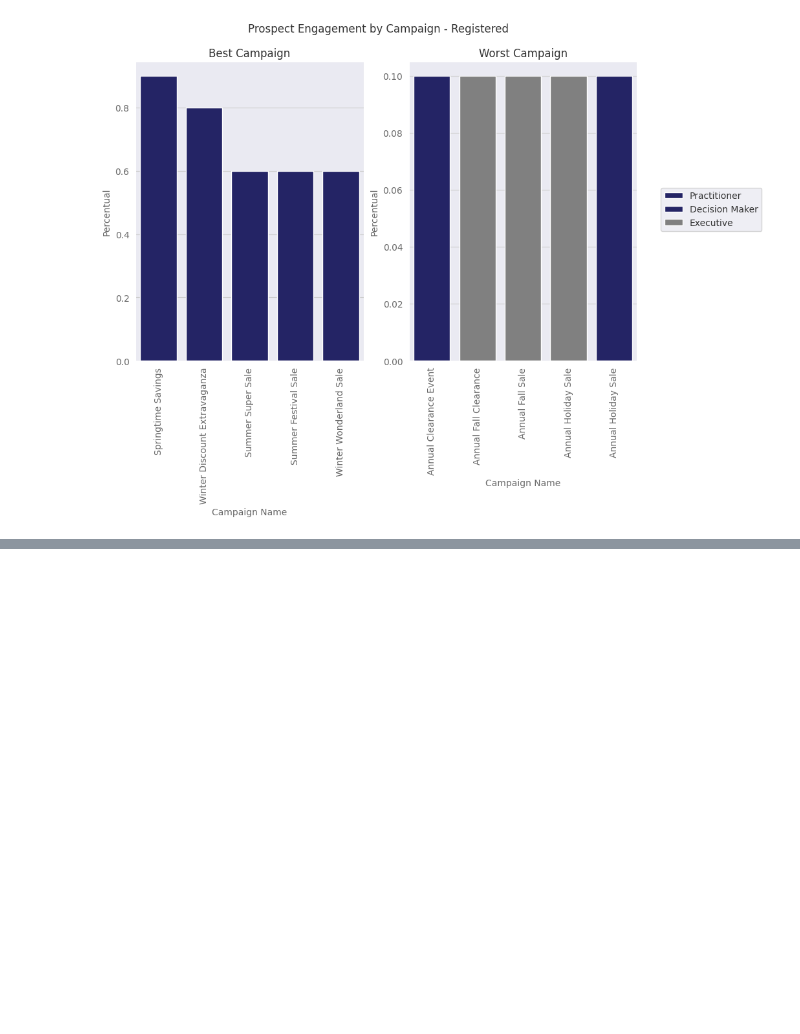
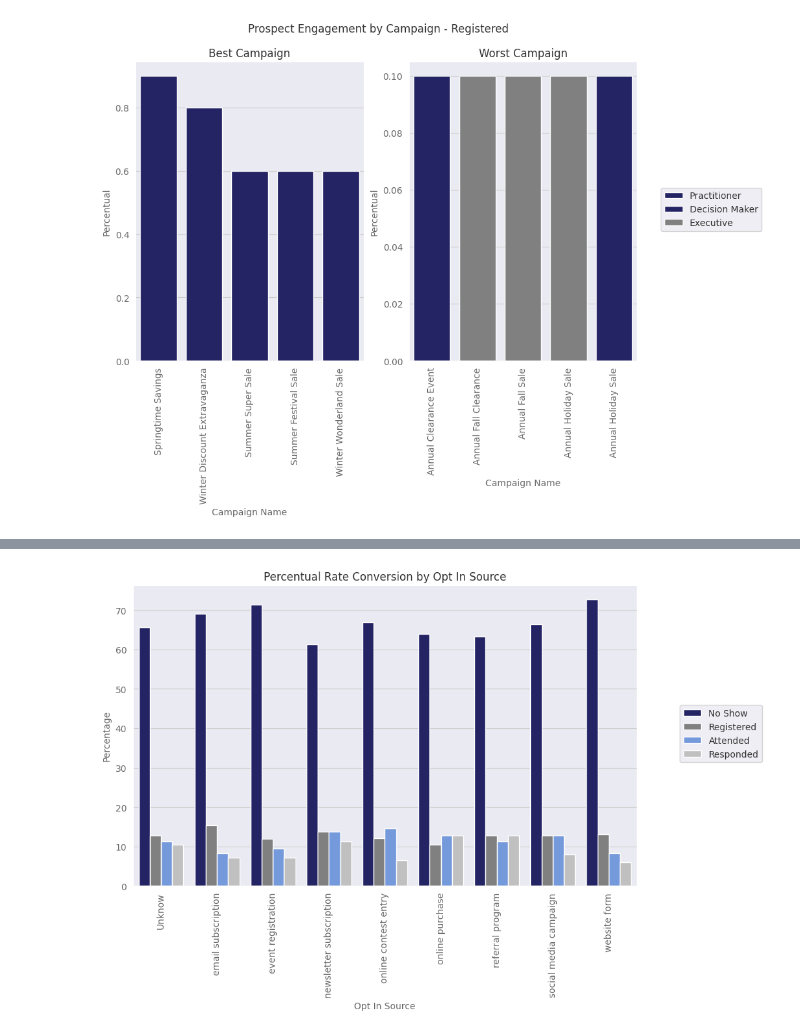
Before and after one commit to BLayus/marketing_analytics_case, a Jupyter notebook: Marketing_Analytics_Case.ipynb, the cells around one changed output, grey strips where cells are left out. Drawn from its saved outputs; the diff is of its cells as text; code cells hidden in the pictures; blank space fills up the shorter version.

```diff
--- a/Marketing_Analytics_Case.ipynb
+++ b/Marketing_Analytics_Case.ipynb
@@ -1283,3 +1299,9 @@ for s in status:
 [figure]
 [figure]
 [figure]
+# %%
+campaign_strategy = df.groupby(['Opt-In Source'])['Prospect Status'].value_counts(normalize=True) *100
+
+campaign_strategy = pd.DataFrame(campaign_strategy).reset_index()
+
+display(campaign_strategy)
@@ -1285,0 +1326,22 @@ for s in status:
+# %%
+# Plot a chart with percentual conversion rate by Role
+
+fig, ax = plt.subplots(figsize= (10, 6))
+
+ax1 = sns.barplot(x= 'Opt-In Source', y= 'proportion',hue= 'Prospect Status', data= campaign_strategy )
+
+ax1.set_title('Percentual Rate Conversion by Opt In Source')
+ax1.set_xlabel('Opt In Source')
+ax1.set_ylabel('Percentage')
+#ax.bar_label(ax.containers[0], fontsize= 7, color='firebrick', padding= 2)
+#ax.bar_label(ax.containers[1], fontsize= 7, color='firebrick', padding= 2)
+#ax.bar_label(ax.containers[2], fontsize= 7, color='firebrick', padding= 2)
+#ax.bar_label(ax.containers[3], fontsize= 7, color='firebrick', padding= 2)
+
+ax1.legend_= None
+fig.legend(loc='center right', bbox_to_anchor=(1.1, 0.5), bbox_transform=plt.gcf().transFigure)
+plt.xticks(rotation=90)
+
+plt.show()
+# %% [output]
+[figure, added]
```
Also changed, not shown: parts of 10 cells of this notebook.
